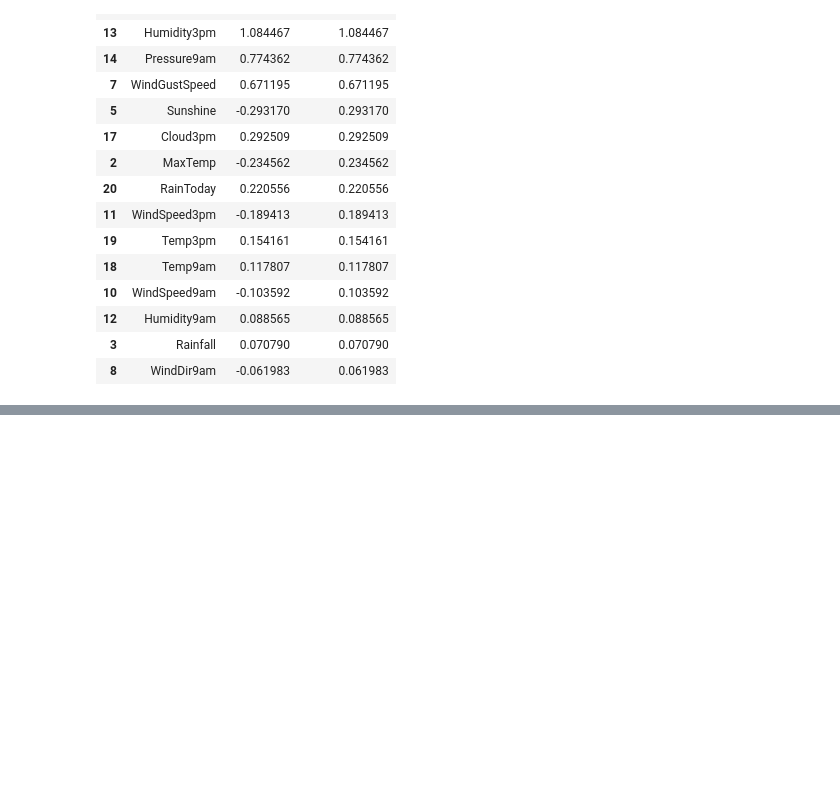
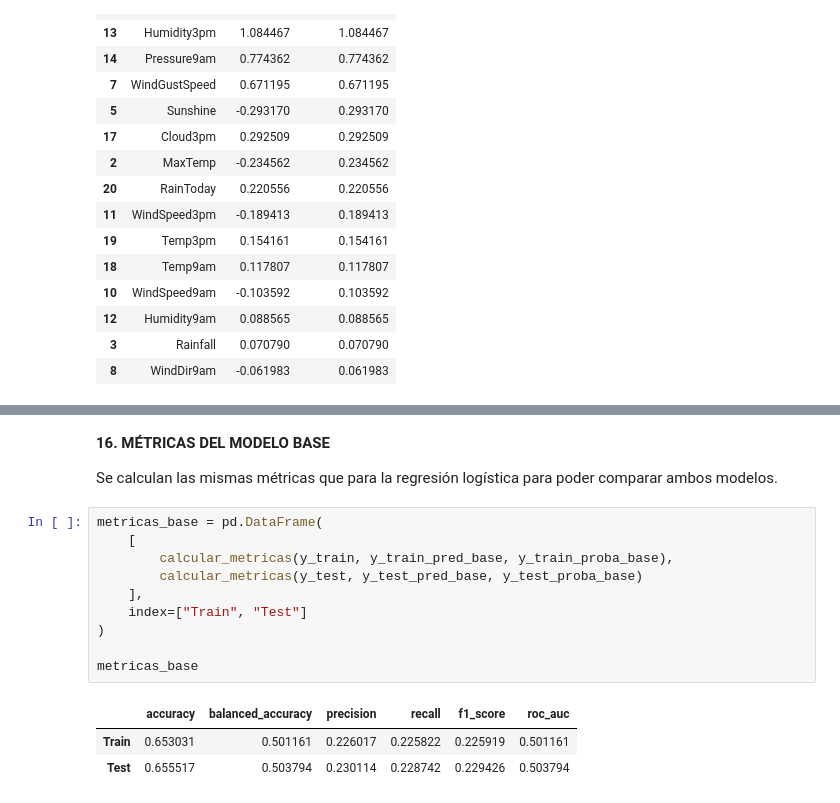
Before and after one commit to LucasD1az/AA1-TUIA-2026C1-Anianios-DiazCelauro-Tardugno, a Jupyter notebook: TP-Clasificacion-AA1.ipynb, the cells around one changed output, grey strips where cells are left out. Cells and saved outputs as stored; diff of their text form; blank space fills up the shorter version.

```diff
--- a/TP-Clasificacion-AA1.ipynb
+++ b/TP-Clasificacion-AA1.ipynb
@@ -383,0 +410,18 @@ coeficientes_logreg.sort_values("coeficiente_abs", ascending=False).head(15)
+# %% [markdown]
+**16. MÉTRICAS DEL MODELO BASE**
+
+Se calculan las mismas métricas que para la regresión logística para poder comparar ambos modelos.
+# %%
+metricas_base = pd.DataFrame(
+    [
+        calcular_metricas(y_train, y_train_pred_base, y_train_proba_base),
+        calcular_metricas(y_test, y_test_pred_base, y_test_proba_base)
+    ],
+    index=["Train", "Test"]
+)
+
+metricas_base
+# %% [output]
+|  | accuracy | balanced_accuracy | precision | recall | f1_score | roc_auc |
+| Train | 0.653031 | 0.501161 | 0.226017 | 0.225822 | 0.225919 | 0.501161 |
+| Test | 0.655517 | 0.503794 | 0.230114 | 0.228742 | 0.229426 | 0.503794 |
```
Also changed, not shown: parts of 15 cells of this notebook.
